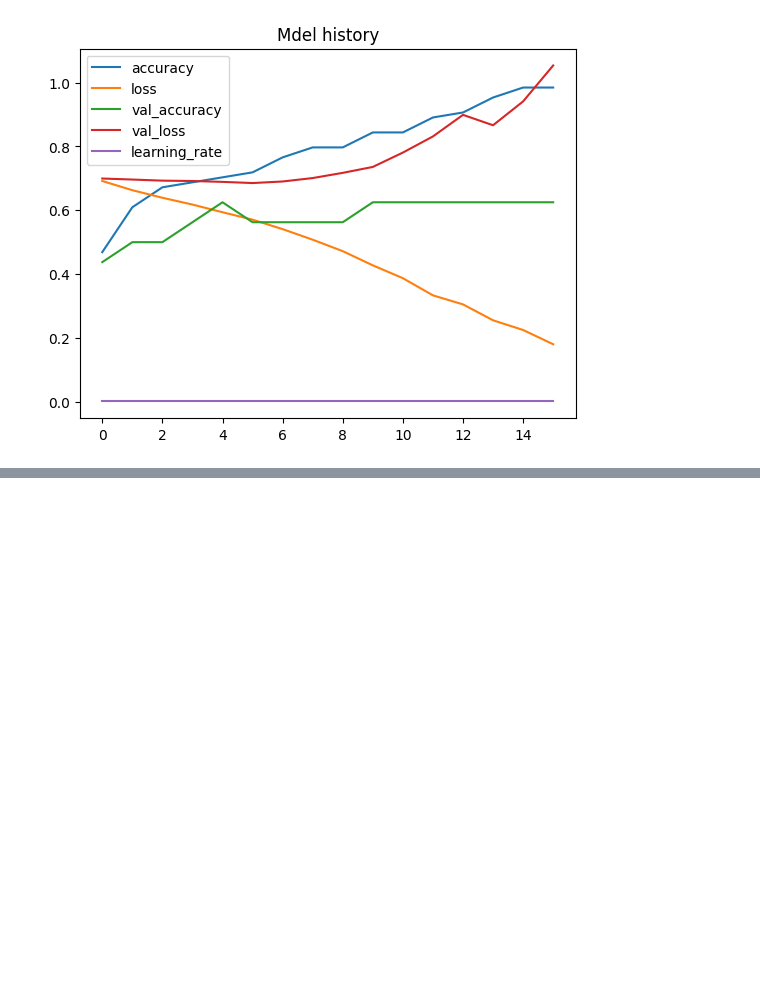
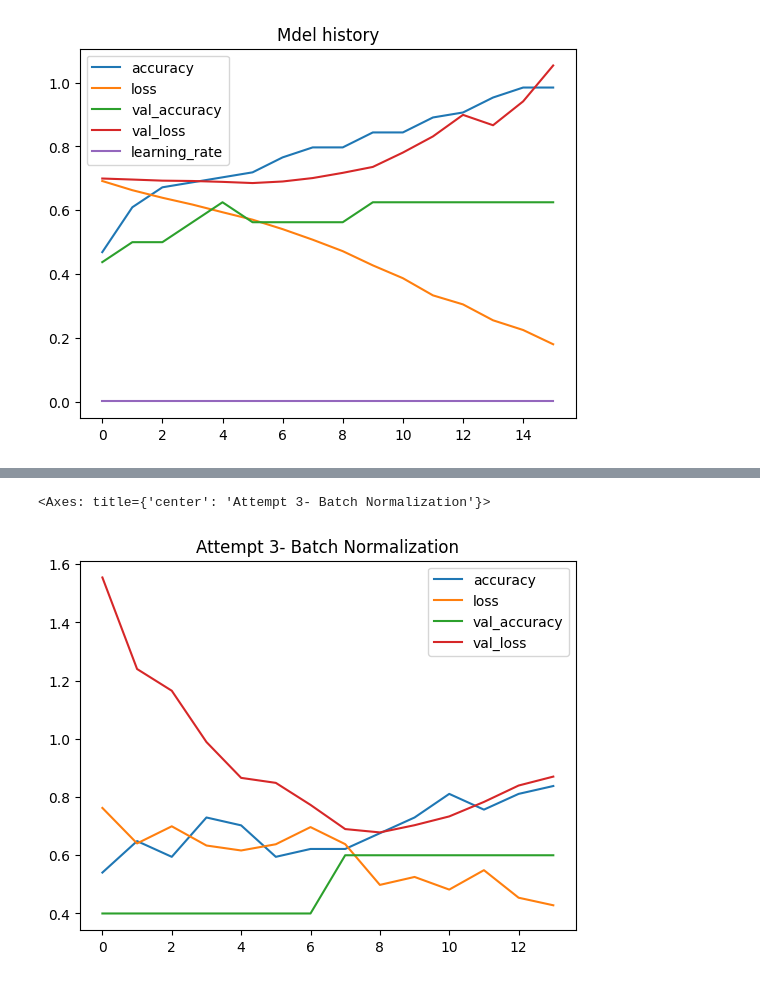
Before and after one commit to Prashanna-Raj-Pandit/NN-Time-series, a Jupyter notebook: gait_classification.ipynb, the cells around one changed output, grey strips where cells are left out. Cells and saved outputs as stored; diff of their text form; code cells hidden in the pictures; blank space fills up the shorter version.

```diff
--- a/gait_classification.ipynb
+++ b/gait_classification.ipynb
@@ -270,0 +522,21 @@ pd.DataFrame(history.history).plot(title="Mdel history")
+# %%
+from tensorflow.keras.callbacks import EarlyStopping, ModelCheckpoint
+
+# Define callbacks
+callbacks = [
+    EarlyStopping(monitor='val_loss', patience=5, restore_best_weights=True),
+    ModelCheckpoint('best_model.h5', monitor='val_loss', save_best_only=True)
+]
+
+# Train the model
+history = model.fit(
+    [X_side_train, X_front_train, X_uni_train], y_train,
+    validation_split=0.1,
+    epochs=100,
+    batch_size=8,
+    callbacks=callbacks,
+    verbose=1
+)
+
+# Save the final model
+model.save('final_model.h5')
@@ -270,0 +641,5 @@ pd.DataFrame(history.history).plot(title="Mdel history")
+# %%
+pd.DataFrame(history.history).plot(title="Attempt 3- Batch Normalization")
+# %% [output]
+<Axes: title={'center': 'Attempt 3- Batch Normalization'}>
+[figure, added]
```
Also changed, not shown: parts of 13 cells of this notebook.
